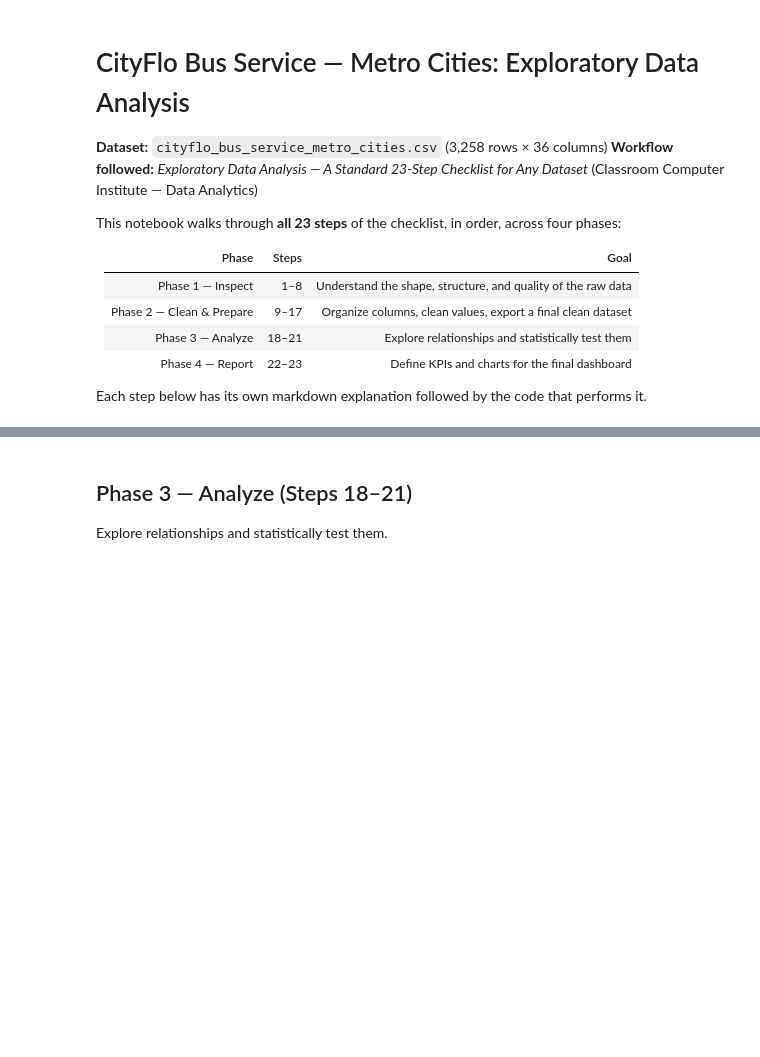
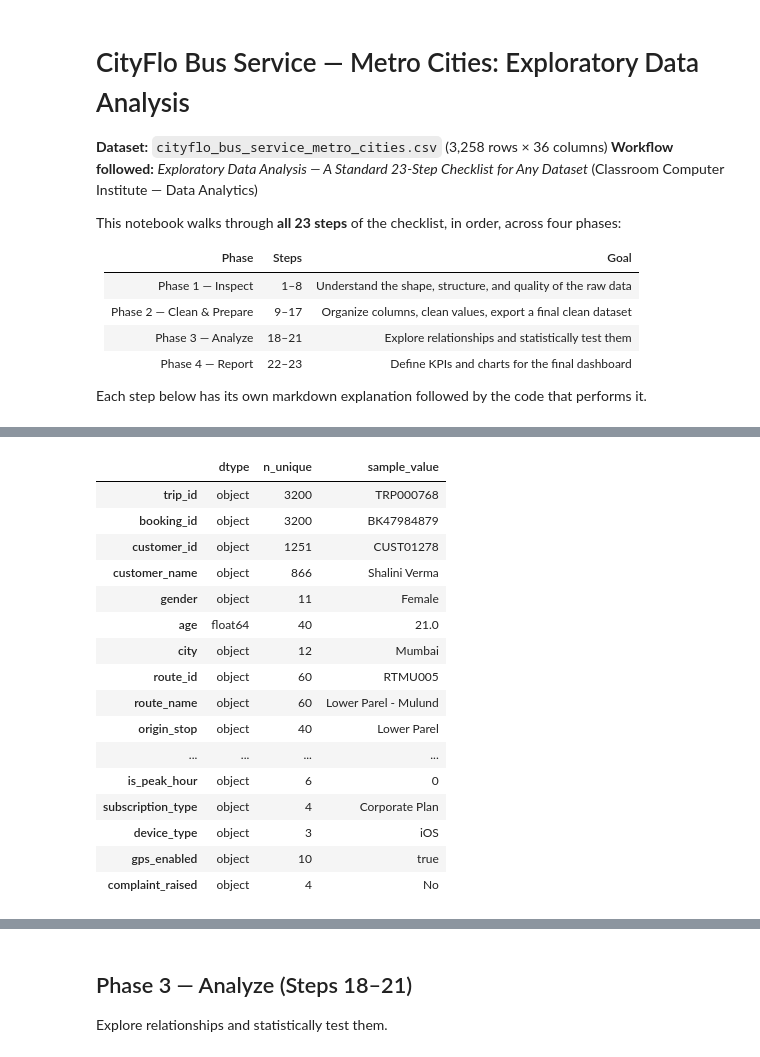
Before and after one commit to RishijManna/Cityflo-Data-Analysis, a Jupyter notebook: Cityflo Data Analysis/DATA ANALYTICS/cityflo-data-analysis.ipynb, the cells around one changed output, grey strips where cells are left out. Drawn from its saved outputs; the diff is of its cells as text; code cells hidden in the pictures; blank space fills up the shorter version.

```diff
--- a/Cityflo Data Analysis/DATA ANALYTICS/cityflo-data-analysis.ipynb
+++ b/Cityflo Data Analysis/DATA ANALYTICS/cityflo-data-analysis.ipynb
@@ -44,0 +103,25 @@ df.head()
+# %%
+info_df = pd.DataFrame({
+    "dtype": df.dtypes.astype(str),
+    "n_unique": df.nunique(),
+    "sample_value": df.iloc[0]
+})
+info_df
+# %% [output]
+|  | dtype | n_unique | sample_value |
+| trip_id | object | 3200 | TRP000768 |
+| booking_id | object | 3200 | BK47984879 |
+| customer_id | object | 1251 | CUST01278 |
+| customer_name | object | 866 | Shalini Verma |
+| gender | object | 11 | Female |
+| age | float64 | 40 | 21.0 |
+| city | object | 12 | Mumbai |
+| route_id | object | 60 | RTMU005 |
+| route_name | object | 60 | Lower Parel - Mulund |
+| origin_stop | object | 40 | Lower Parel |
+| ... | ... | ... | ... |
+| is_peak_hour | object | 6 | 0 |
+| subscription_type | object | 4 | Corporate Plan |
+| device_type | object | 3 | iOS |
+| gps_enabled | object | 10 | true |
+| complaint_raised | object | 4 | No |
```
Also changed, not shown: parts of 60 cells of this notebook.
